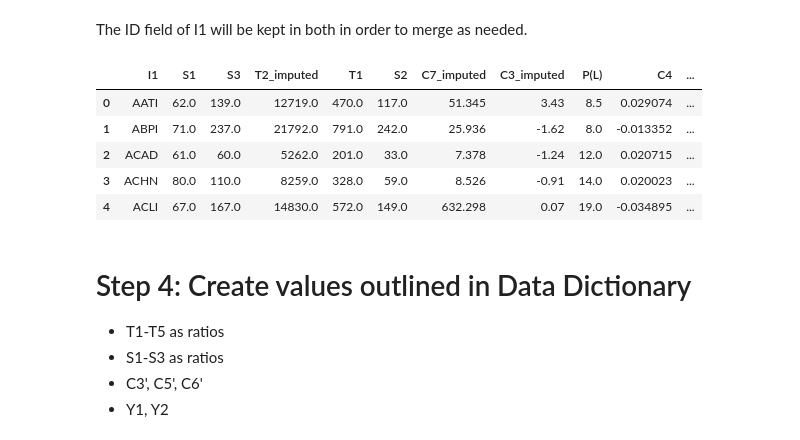
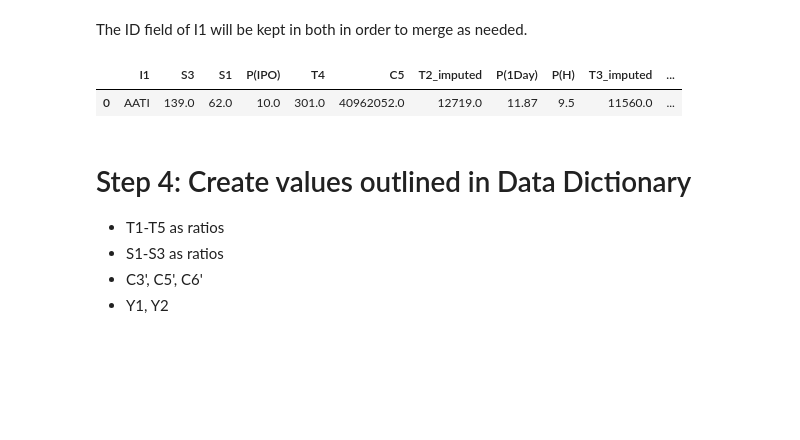
Before and after one commit to fairfield-university-ba545/project1-archana-s-team, a Jupyter notebook: data_prep-pete3.ipynb, the cells around one changed output. Drawn from its saved outputs; the diff is of its cells as text; code cells hidden in the pictures; blank space fills up the shorter version.

```diff
--- a/data_prep-pete3.ipynb
+++ b/data_prep-pete3.ipynb
@@ -599,14 +587,10 @@ cat_data = data_w_imputed[cat_fields]
 # %%
 cont_data = data_w_imputed[['I1'] + list(set(data_w_imputed.columns) - set(cat_data.columns))]
 # %%
-cont_data.head()
+cont_data.head(1)
 # %% [output]
-|  | I1 | S1 | S3 | T2_imputed | T1 | S2 | C7_imputed | C3_imputed | P(L) | C4 | ... |
-| 0 | AATI | 62.0 | 139.0 | 12719.0 | 470.0 | 117.0 | 51.345 | 3.43 | 8.5 | 0.029074 | ... |
-| 1 | ABPI | 71.0 | 237.0 | 21792.0 | 791.0 | 242.0 | 25.936 | -1.62 | 8.0 | -0.013352 | ... |
-| 2 | ACAD | 61.0 | 60.0 | 5262.0 | 201.0 | 33.0 | 7.378 | -1.24 | 12.0 | 0.020715 | ... |
-| 3 | ACHN | 80.0 | 110.0 | 8259.0 | 328.0 | 59.0 | 8.526 | -0.91 | 14.0 | 0.020023 | ... |
-| 4 | ACLI | 67.0 | 167.0 | 14830.0 | 572.0 | 149.0 | 632.298 | 0.07 | 19.0 | -0.034895 | ... |
+|  | I1 | S3 | S1 | P(IPO) | T4 | C5 | T2_imputed | P(1Day) | P(H) | T3_imputed | ... |
+| 0 | AATI | 139.0 | 62.0 | 10.0 | 301.0 | 40962052.0 | 12719.0 | 11.87 | 9.5 | 11560.0 | ... |
 # %% [markdown]
 # Step 4: Create values outlined in Data Dictionary
 - T1-T5 as ratios
```
Also changed, not shown: parts of 23 cells of this notebook.
